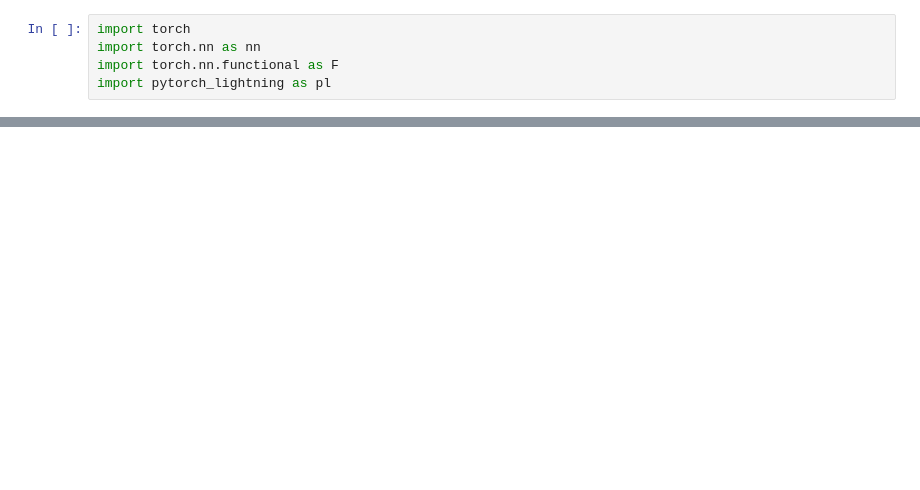
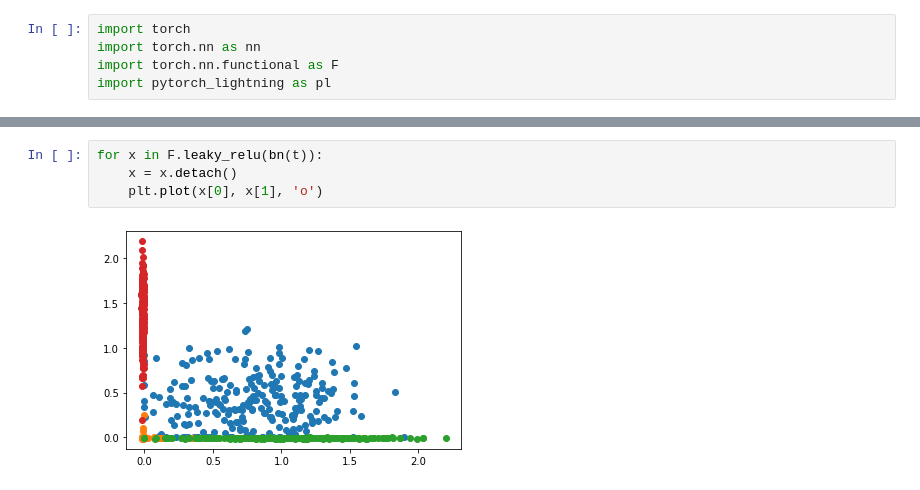
Before and after one commit to sustc11810424/Fluid-Modeling, a Jupyter notebook: test2.ipynb, the cells around one changed output, grey strips where cells are left out. Cells and saved outputs as stored; diff of their text form; blank space fills up the shorter version.

```diff
--- a/test2.ipynb
+++ b/test2.ipynb
@@ -77,0 +40,6 @@ OSError: libGLU.so.1: cannot open shared object file: No such file or directory
+# %%
+for x in F.leaky_relu(bn(t)):
+    x = x.detach()
+    plt.plot(x[0], x[1], 'o')
+# %% [output]
+[figure, added]
```
Also changed, not shown: parts of 11 cells of this notebook, 12 other files.
